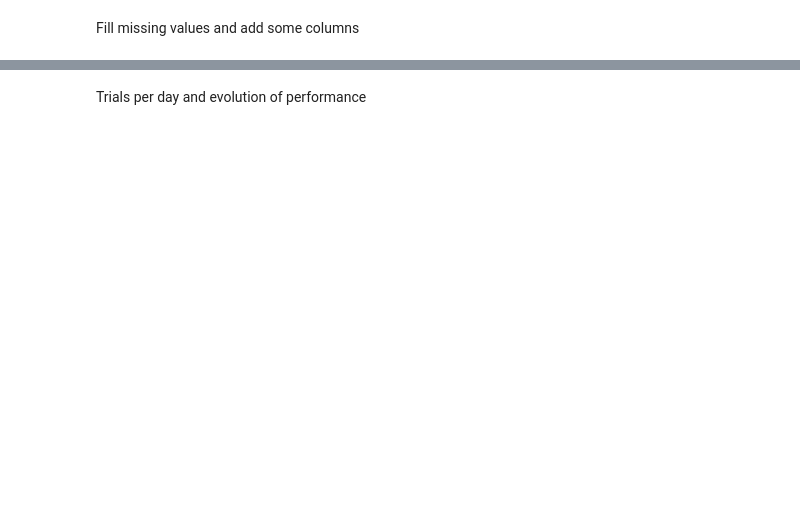
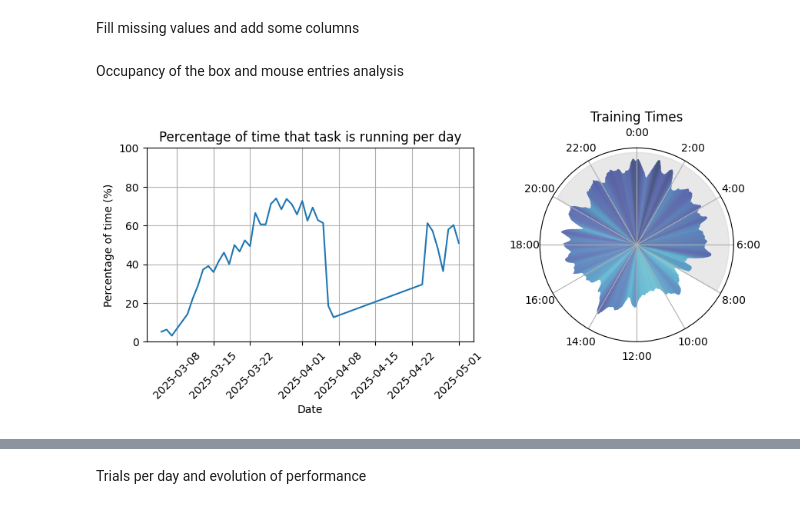
Before and after one commit to LearningCircuitsLab/behavior-analysis-notebooks, a Jupyter notebook: trap2_firstbatch_analysis.ipynb, the cells around one changed output, grey strips where cells are left out. Saved outputs shown, nothing was run; the diff lists cells and outputs as text; code cells hidden in the pictures; blank space fills up the shorter version.

```diff
--- a/trap2_firstbatch_analysis.ipynb
+++ b/trap2_firstbatch_analysis.ipynb
@@ -106,3 +103,22 @@ Loaded data for ACV010.
 Fill missing values and add some columns
 # %%
 df = dft.analyze_df(df)
+# %% [markdown]
+Occupancy of the box and mouse entries analysis
+# %%
+# Plot the percentage of time that the task is running per day and the heatmap of the occupancy during the day
+occupancy_df = dft.get_start_and_end_of_sessions_df(df)
+daily_percentages = dft.get_daily_occupancy_percentages(occupancy_df)
+occupancy_heatmap = dft.get_occupancy_heatmap(occupancy_df, window_size=30)
+fig, axs = plt.subplots(1, 2, figsize=(9, 4), gridspec_kw={'width_ratios': [3, 2]})
+# plot the percentage of occupancy per day
+plots.plot_percentage_of_occupancy_per_day(daily_percentages, ax=axs[0])
+# plot the heatmap of occupancy
+# transform the second plot to a polar one like this subplot_kw={'projection': 'polar'}
+fig.delaxes(axs[1])  # Remove the default second subplot
+axs[1] = fig.add_subplot(1, 2, 2, projection='polar')  # Add a polar subplot
+plots.plot_training_times_clock_heatmap(occupancy_heatmap, ax=axs[1])
+plt.tight_layout()
+plt.show()
+# %% [output]
+[figure, added]
```
Also changed, not shown: parts of 39 cells of this notebook, 1 other file.
